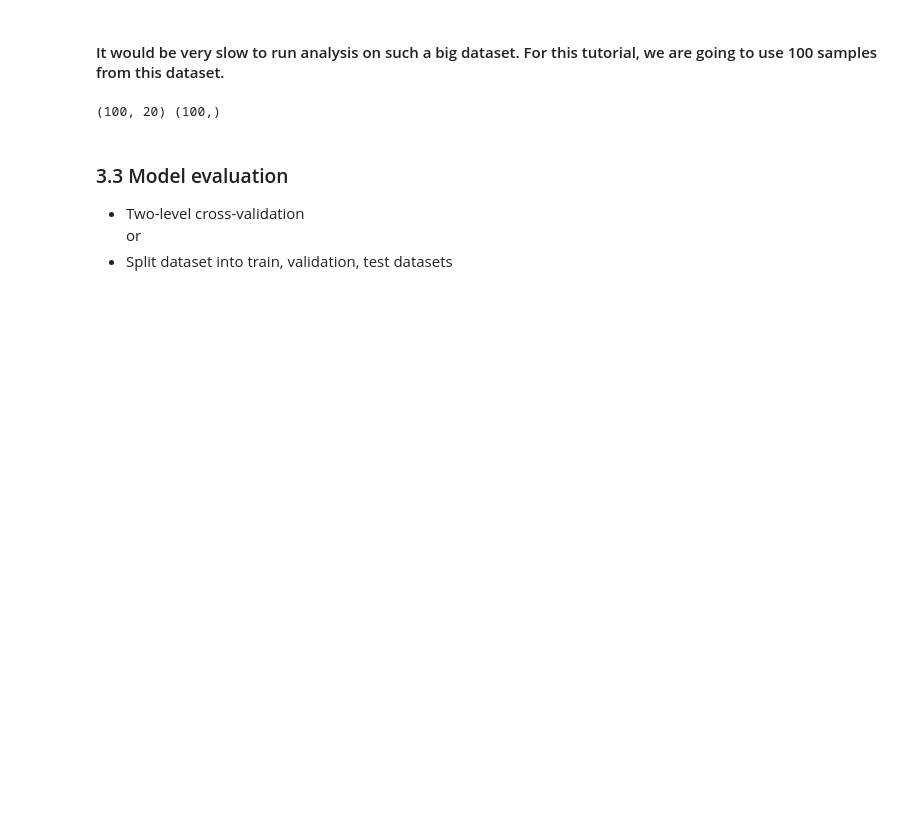
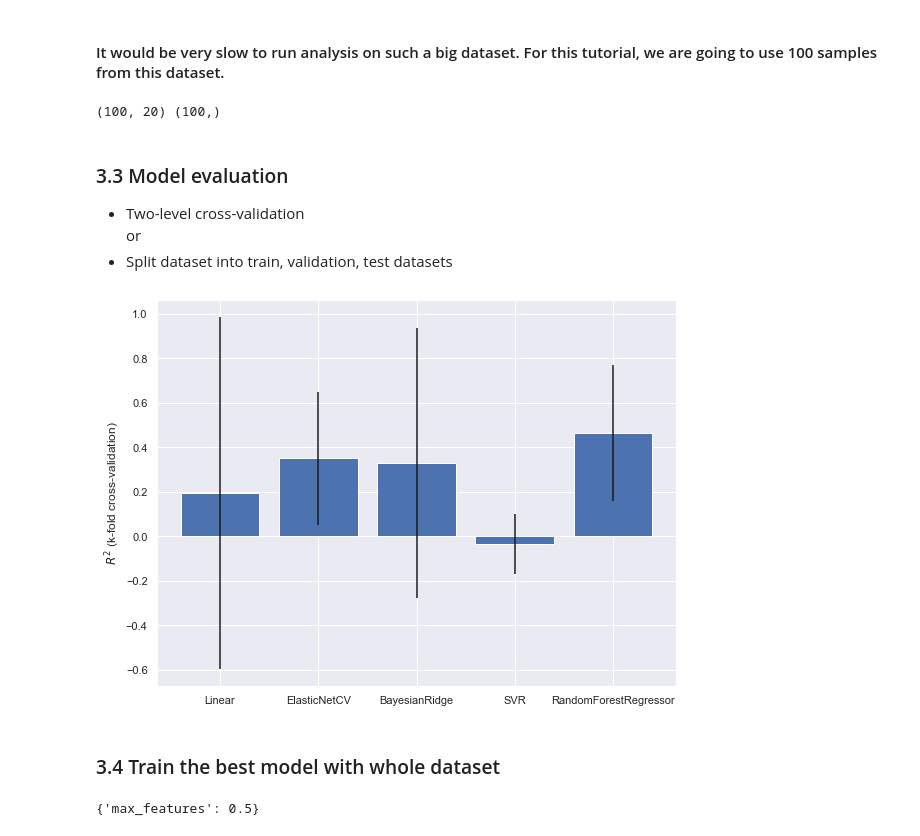
Before and after one commit to Gangl2016/Machine_Learning_On_OGT, a Jupyter notebook: scripts/Tutorial.ipynb, the cells around one changed output. Saved outputs shown, nothing was run; the diff lists cells and outputs as text; code cells hidden in the pictures; blank space fills up the shorter version.

```diff
--- a/scripts/Tutorial.ipynb
+++ b/scripts/Tutorial.ipynb
@@ -137,8 +138,8 @@ from sklearn.tree import DecisionTreeRegressor
 from sklearn.linear_model import BayesianRidge
 from multiprocessing import cpu_count
 # %%
-def do_cross_validation(X,y,model,n_jobs=-1):
-    scores = cross_val_score(model,X,y,scoring='r2',cv=5,n_jobs=n_jobs)
+def do_cross_validation(X,y,model,n_jobs=-1,cv=5):
+    scores = cross_val_score(model,X,y,scoring='r2',cv=cv,n_jobs=n_jobs)
     return [np.mean(scores),np.std(scores)]
 # %%
 def lr():
@@ -146,16 +147,13 @@ def lr():
 # %%
 def elastic_net():
     return ElasticNetCV(n_jobs=-1,cv=3)
-# %%
-def bayesridge():
-    parameters = {
-        'alpha_1': [1e-1,1e-5,1e-6,1e-8],
-        'alpha_2': [1e-1,1e-5,1e-6,1e-8],
-        'lambda_1': [1e-1,1e-5,1e-6,1e-8],
-        'lambda_2': [1e-1,1e-5,1e-6,1e-8],
-    } #
-    model = GridSearchCV(BayesianRidge(),parameters,n_jobs=-1,cv=3)
-    return model
+# %%
+def bayesridge():
+    # There are several hyper-parameters in this model.
+    # https://scikit-learn.org/stable/modules/generated/sklearn.linear_model.BayesianRidge.html
+    # In this tutorial, default ones are used
+    model = BayesianRidge()
+    return model
 # %%
 def svr():
     parameters={
@@ -173,7 +171,7 @@ def random_forest():
     parameters = {
                     'max_features':np.arange(0.1,1.1,0.1)
     }
-    rf = RandomForestRegressor(n_estimators=100,verbose =1,n_jobs=-1)
+    rf = RandomForestRegressor(n_estimators=100,verbose =0,n_jobs=-1)
     model=GridSearchCV(rf,parameters,n_jobs=1,cv=3)
     return model
 # %%
@@ -188,8 +186,13 @@ for name in model_names: R2s.append(do_cross_validation(X_small,y_small,models[n
 R2s = np.array(R2s)
 # %%
 plt.figure(figsize=(8,6))
+sns.set()
 plt.bar(np.arange(len(models)),R2s[:,0],yerr=R2s[:,1])
 plt.tight_layout()
 plt.xticks(np.arange(len(models)),model_names)
-plt.ylabel('$R^2$ (5-fold cross-validation)')
+plt.ylabel('$R^2$ (k-fold cross-validation)')
 plt.show()
+# %% [output]
+[figure, added]
+# %% [markdown]
+### 3.4 Train the best model with whole dataset
@@ -195,0 +204,4 @@ plt.show()
+# %%
+best_params
+# %% [output]
+{'max_features': 0.5}
```
Also changed, not shown: parts of 8 cells of this notebook.
